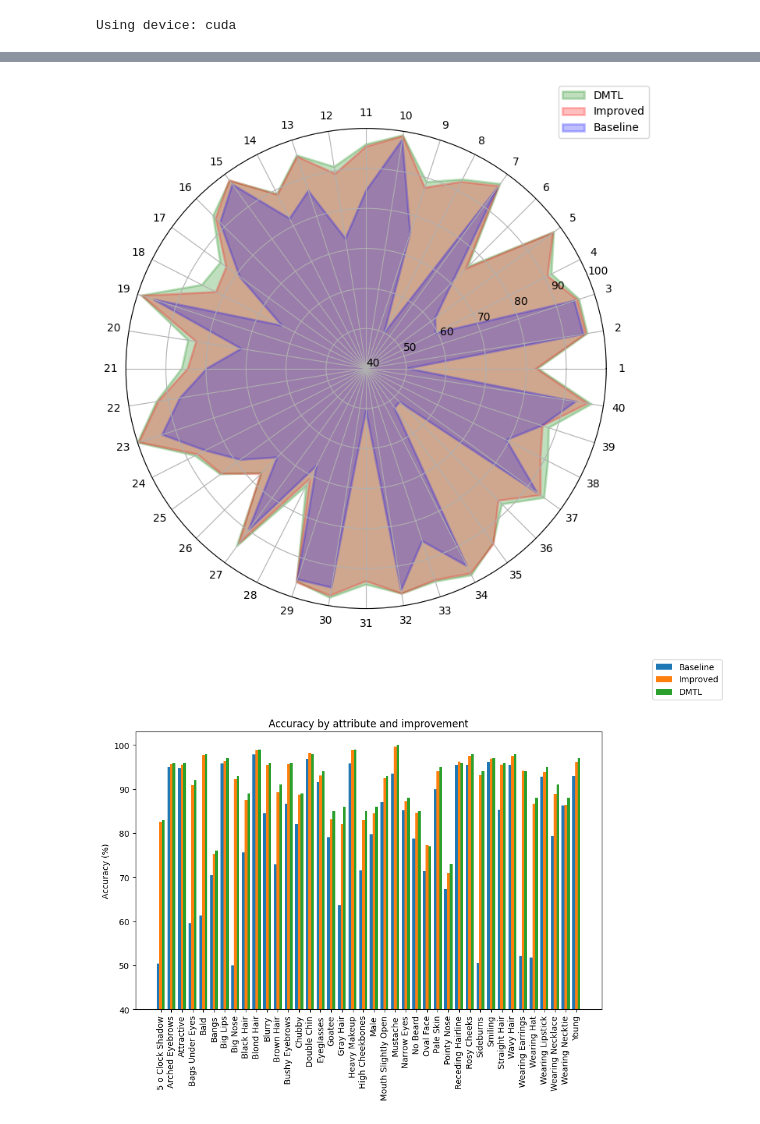
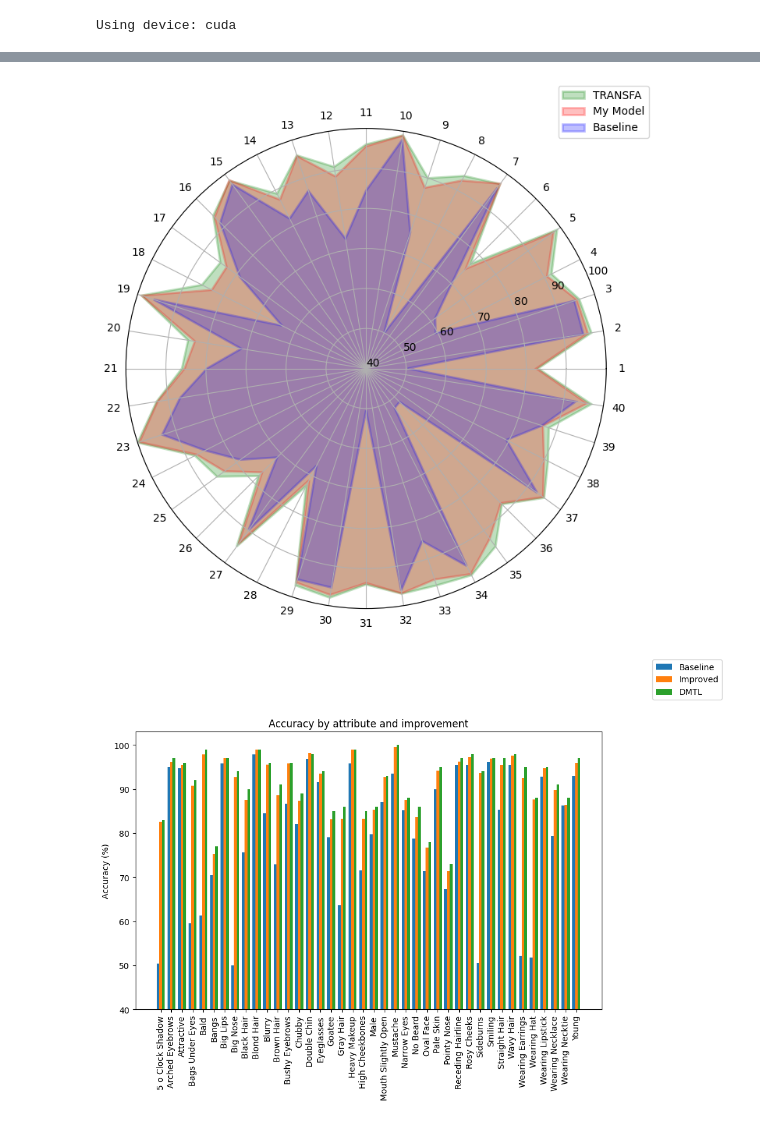
Before and after one commit to Cyanosite/Facial-Attribute-Recognition, a Jupyter notebook: model/solution.ipynb, the cells around one changed output, grey strips where cells are left out. Cells and saved outputs as stored; diff of their text form; code cells hidden in the pictures.

Commit message:
90.9% run, Transfa visualization, additional metrics

```diff
--- a/model/solution.ipynb
+++ b/model/solution.ipynb
@@ -31,7 +31,7 @@ from torchvision.transforms.v2 import (
 # Initial datatype of the images, will be converted by autocast later
 DTYPE = torch.float32
 # Download the dataset if it is not already downloaded
-DOWNLOAD = False
+DOWNLOAD = True
 
 train_transform = Compose(
     [
@@ -47,5 +47,4 @@ train_transform = Compose(
 normal_transform = Compose([CenterCrop(178), ToImage(), ToDtype(DTYPE, scale=True)])
 
 train = CelebA("data", "train", download=DOWNLOAD, transform=train_transform)
-# valid = CelebA("data", "valid", download=DOWNLOAD, transform=normal_transform)
 test = CelebA("data", "test", download=DOWNLOAD, transform=normal_transform)
@@ -277,16 +301,16 @@ import numpy as np
 
 labels = [label.replace("_", " ") for label in ATTRIBUTES]
 
-DMTL = [
+TRANSFA = [
     0.83,
-    0.96,
+    0.97,
     0.96,
     0.92,
-    0.98,
-    0.76,
+    0.99,
+    0.77,
     0.97,
-    0.93,
-    0.89,
+    0.94,
+    0.90,
     0.99,
     0.96,
     0.91,
@@ -300,19 +324,19 @@ DMTL = [
     0.85,
     0.86,
     0.93,
-    1.0,
+    1.00,
     0.88,
-    0.85,
-    0.77,
+    0.86,
+    0.78,
     0.95,
     0.73,
-    0.96,
+    0.97,
     0.98,
     0.94,
     0.97,
-    0.96,
+    0.97,
     0.98,
-    0.94,
+    0.95,
     0.88,
     0.95,
     0.91,
@@ -325,7 +349,7 @@ angles = np.linspace(0, 2 * np.pi, len(labels), endpoint=False).tolist()
 fig, ax = plt.subplots(figsize=(8, 8), subplot_kw=dict(polar=True))
 ax.fill(
     angles,
-    [i - 0.4 for i in DMTL],
+    [i - 0.4 for i in TRANSFA],
     color="green",
     alpha=0.25,
     edgecolor="green",
@@ -359,37 +383,37 @@ ax.set_xticklabels([f"{i+1}" for i in range(len(labels))])  # Change labels to i
 
 # Add a legend to the polar plot
 ax.legend(
-    ["DMTL", "Improved", "Baseline"], loc="upper right", bbox_to_anchor=(1.1, 1.1)
+    ["TRANSFA", "My Model", "Baseline"], loc="upper right", bbox_to_anchor=(1.1, 1.1)
 )
 
 plt.show()
 
 
 improved = attribute_accuracy
 
 x = np.arange(len(labels))  # the label locations
 width = 0.25  # the width of the bars
 
 fig, ax = plt.subplots(figsize=(10, 6))
 rects1 = ax.bar(x - width, [i - 0.4 for i in baseline], width, label="Baseline")
 rects2 = ax.bar(x, [i - 0.4 for i in improved], width, label="Improved")
-rects3 = ax.bar(x + width, [i - 0.4 for i in DMTL], width, label="DMTL")
+rects3 = ax.bar(x + width, [i - 0.4 for i in TRANSFA], width, label="DMTL")
 
 # Add some text for labels, title and custom x-axis tick labels, etc.
 ax.set_ylabel("Accuracy (%)")
 ax.set_title("Accuracy by attribute and improvement")
 ax.set_yticks([0, 0.1, 0.2, 0.3, 0.4, 0.5, 0.6])
 ax.set_yticklabels([40, 50, 60, 70, 80, 90, 100])
 ax.set_xticks(x)
 ax.set_xticklabels(labels, rotation=90)
 # Add a legend to the bar plot
 ax.legend(["Baseline", "Improved", "DMTL"], loc="lower left", bbox_to_anchor=(1.1, 1.1))
 
 
 plt.show()
 # %% [output]
-[figure, old version]
+[figure, new version]
-[figure, old version]
+[figure, new version]
 # %%
 SAMPLE = 123
 
```
Also changed, not shown: parts of 8 cells of this notebook.
